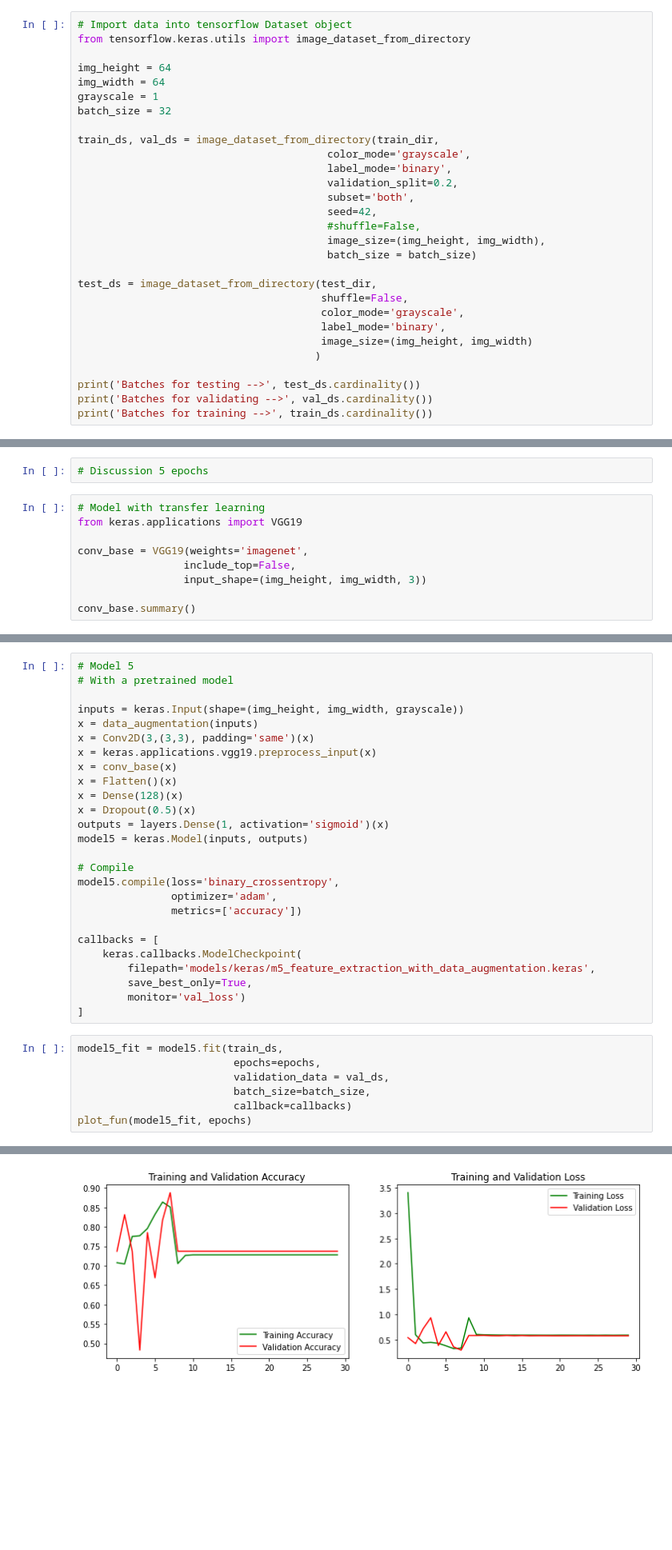
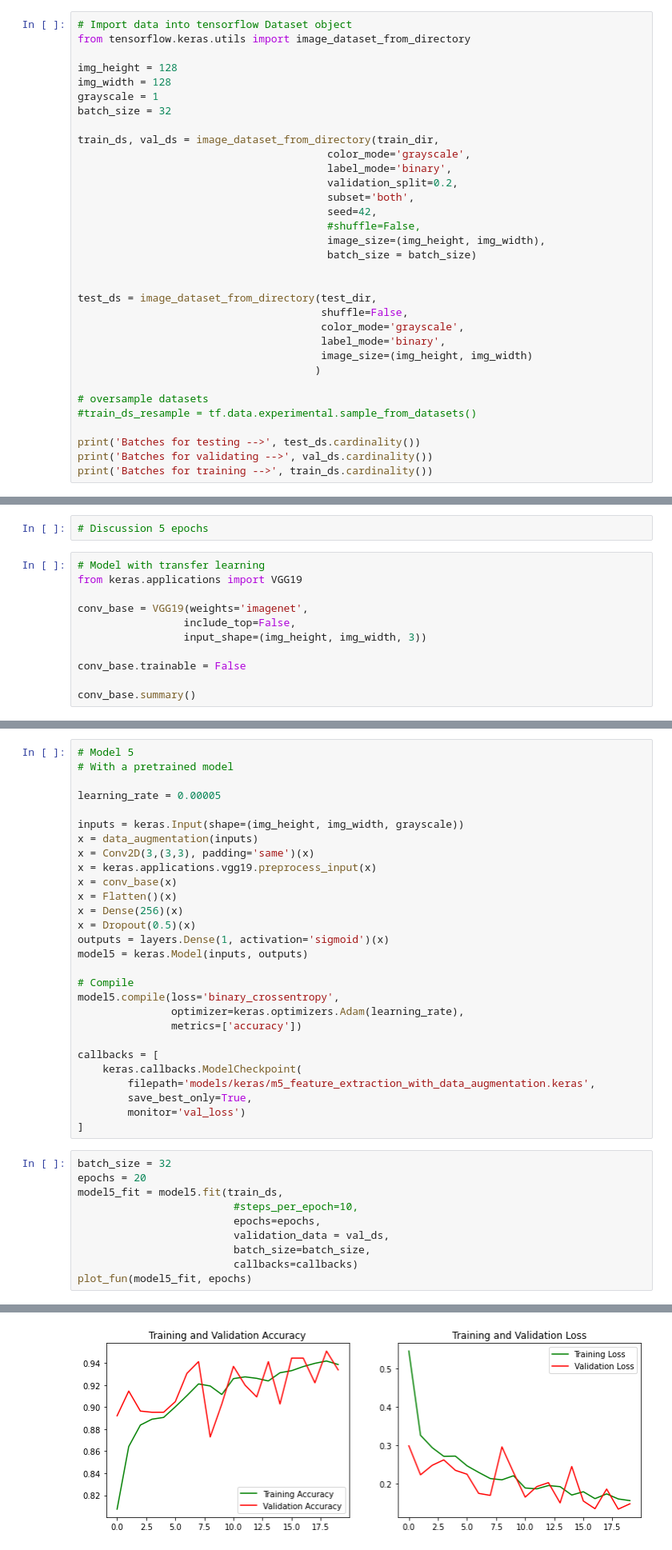
Before and after one commit to kjspring/Pneumonia-detection-using-CNN, a Jupyter notebook: notebook.ipynb, the cells around one changed output, grey strips where cells are left out. Shown at 80% size. Drawn from its saved outputs; the diff is of its cells as text; blank space fills up the shorter version.

```diff
--- a/notebook.ipynb
+++ b/notebook.ipynb
@@ -102,8 +109,8 @@ Text(0.5, 1.0, 'Pneumonia')
 # Import data into tensorflow Dataset object
 from tensorflow.keras.utils import image_dataset_from_directory
 
-img_height = 64
-img_width = 64
+img_height = 128
+img_width = 128
 grayscale = 1
 batch_size = 32
 
@@ -117,6 +124,7 @@ train_ds, val_ds = image_dataset_from_directory(train_dir,
                                         image_size=(img_height, img_width),
                                         batch_size = batch_size)
 
+
 test_ds = image_dataset_from_directory(test_dir,
                                        shuffle=False,
                                        color_mode='grayscale',
@@ -124,6 +132,9 @@ test_ds = image_dataset_from_directory(test_dir,
                                        image_size=(img_height, img_width)
                                       )
 
+# oversample datasets
+#train_ds_resample = tf.data.experimental.sample_from_datasets()
+
 print('Batches for testing -->', test_ds.cardinality())
 print('Batches for validating -->', val_ds.cardinality())
 print('Batches for training -->', train_ds.cardinality())
@@ -561,6 +580,8 @@ conv_base = VGG19(weights='imagenet',
                  include_top=False,
                  input_shape=(img_height, img_width, 3))
 
+conv_base.trainable = False
+
 conv_base.summary()
 # %% [output]
 Model: "vgg19"
@@ -583,6 +604,8 @@ _________________________________________________________________
 # %%
 # Model 5
 # With a pretrained model
+
+learning_rate = 0.00005
 
 inputs = keras.Input(shape=(img_height, img_width, grayscale))
 x = data_augmentation(inputs)
@@ -590,14 +613,14 @@ x = Conv2D(3,(3,3), padding='same')(x)
 x = keras.applications.vgg19.preprocess_input(x)
 x = conv_base(x)
 x = Flatten()(x)
-x = Dense(128)(x)
+x = Dense(256)(x)
 x = Dropout(0.5)(x)
 outputs = layers.Dense(1, activation='sigmoid')(x)
 model5 = keras.Model(inputs, outputs)
 
 # Compile
 model5.compile(loss='binary_crossentropy',
-               optimizer='adam',
+               optimizer=keras.optimizers.Adam(learning_rate),
                metrics=['accuracy'])
 
 callbacks = [
@@ -607,10 +630,13 @@ callbacks = [
         monitor='val_loss')
 ]
 # %%
+batch_size = 32
+epochs = 20
 model5_fit = model5.fit(train_ds,
+                         #steps_per_epoch=10,
                          epochs=epochs,
                          validation_data = val_ds,
                          batch_size=batch_size,
-                         callback=callbacks)
+                         callbacks=callbacks)
 plot_fun(model5_fit, epochs)
 # %% [output]
@@ -634 +660 @@ Epoch 30/30
-[figure, old version]
+[figure, new version]
```
Also changed, not shown: parts of 32 cells of this notebook.
